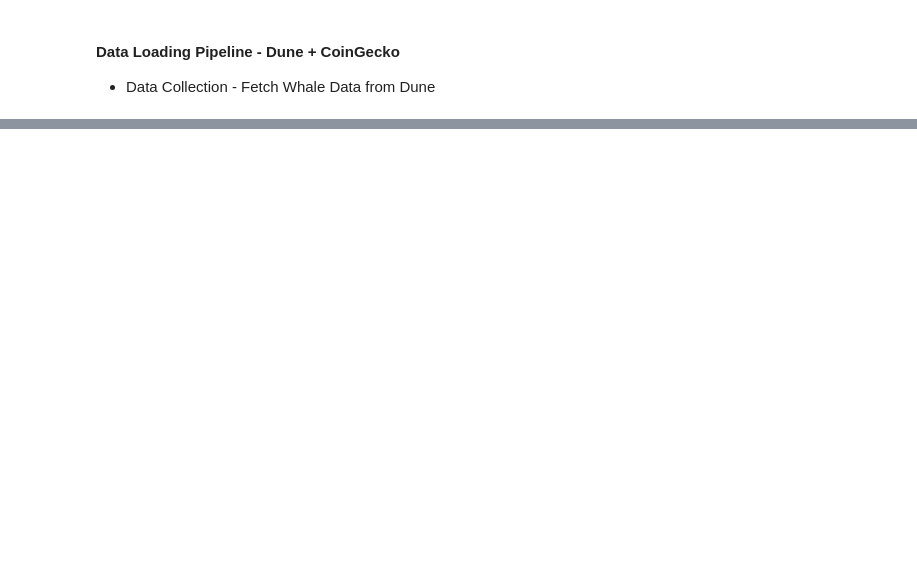
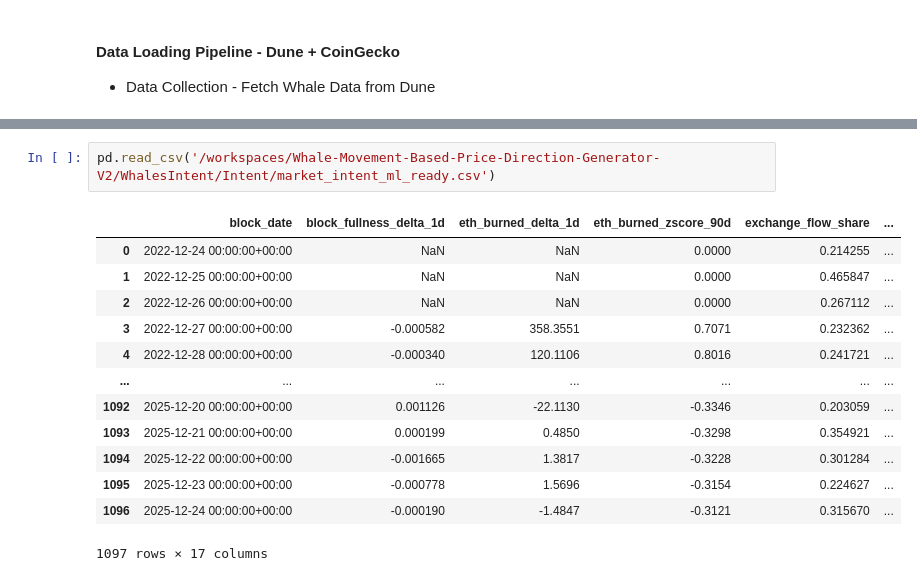
Before and after one commit to FirstBML/Whale-Movement-Based-Price-Direction-Generator-V2, a Jupyter notebook: WhalesIntent/Intent/NoteBook.ipynb, the cells around one changed output, grey strips where cells are left out. Cells and saved outputs as stored; diff of their text form; blank space fills up the shorter version.

```diff
--- a/WhalesIntent/Intent/NoteBook.ipynb
+++ b/WhalesIntent/Intent/NoteBook.ipynb
@@ -663,0 +311,16 @@ EDA COMPLETE - Ready for modeling with 61 features
+# %%
+pd.read_csv('/workspaces/Whale-Movement-Based-Price-Direction-Generator-V2/WhalesIntent/Intent/market_intent_ml_ready.csv')
+# %% [output]
+|  | block_date | block_fullness_delta_1d | eth_burned_delta_1d | eth_burned_zscore_90d | exchange_flow_share | ... |
+| 0 | 2022-12-24 00:00:00+00:00 | NaN | NaN | 0.0000 | 0.214255 | ... |
+| 1 | 2022-12-25 00:00:00+00:00 | NaN | NaN | 0.0000 | 0.465847 | ... |
+| 2 | 2022-12-26 00:00:00+00:00 | NaN | NaN | 0.0000 | 0.267112 | ... |
+| 3 | 2022-12-27 00:00:00+00:00 | -0.000582 | 358.3551 | 0.7071 | 0.232362 | ... |
+| 4 | 2022-12-28 00:00:00+00:00 | -0.000340 | 120.1106 | 0.8016 | 0.241721 | ... |
+| ... | ... | ... | ... | ... | ... | ... |
+| 1092 | 2025-12-20 00:00:00+00:00 | 0.001126 | -22.1130 | -0.3346 | 0.203059 | ... |
+| 1093 | 2025-12-21 00:00:00+00:00 | 0.000199 | 0.4850 | -0.3298 | 0.354921 | ... |
+| 1094 | 2025-12-22 00:00:00+00:00 | -0.001665 | 1.3817 | -0.3228 | 0.301284 | ... |
+| 1095 | 2025-12-23 00:00:00+00:00 | -0.000778 | 1.5696 | -0.3154 | 0.224627 | ... |
+| 1096 | 2025-12-24 00:00:00+00:00 | -0.000190 | -1.4847 | -0.3121 | 0.315670 | ... |
+1097 rows × 17 columns
```
Also changed, not shown: parts of 37 cells of this notebook, 27 other files.
